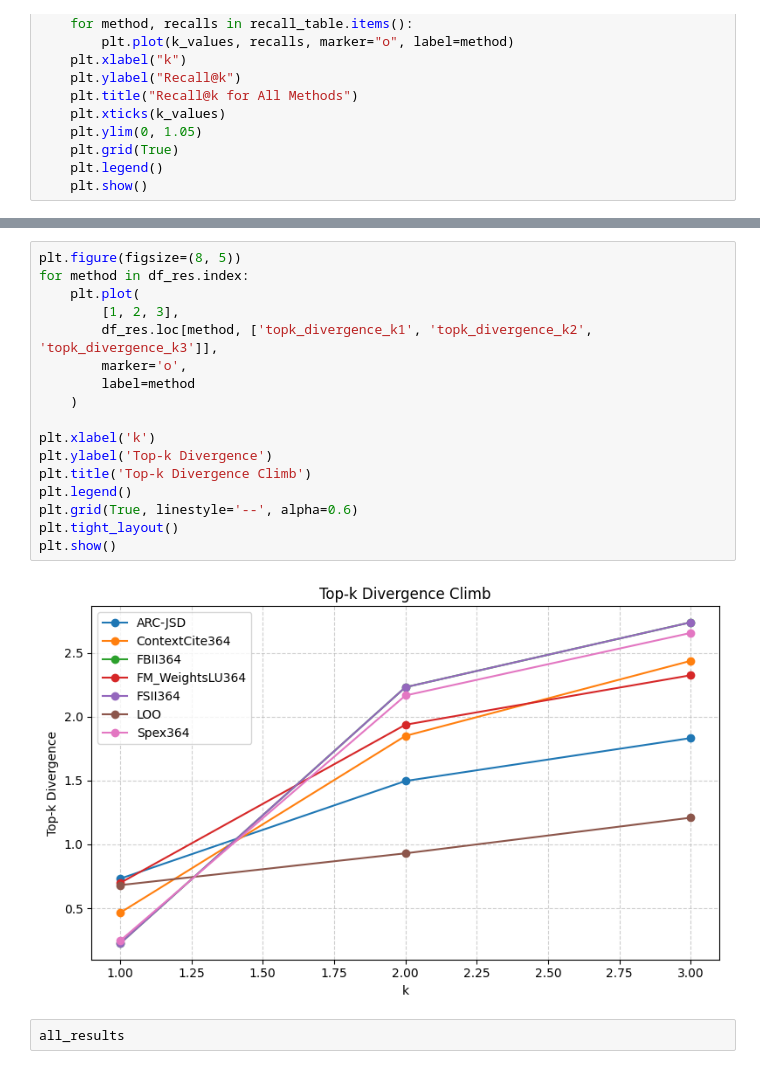
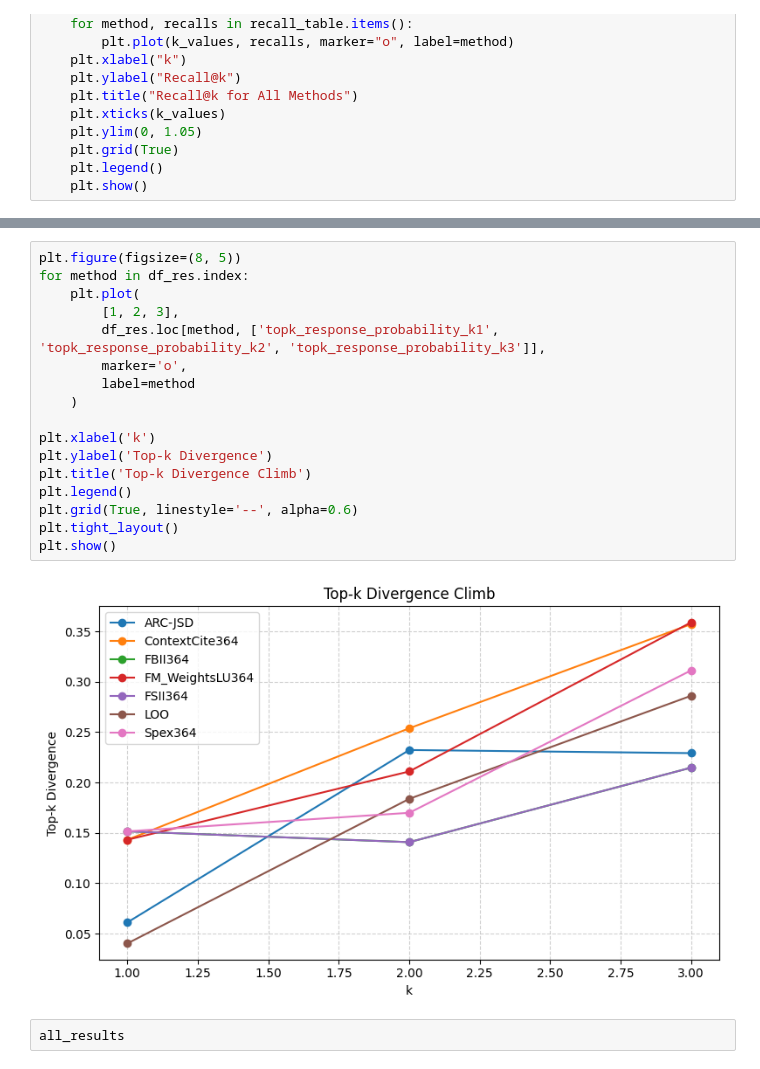
Before and after one commit to iNema9590/LLMX, a Jupyter notebook: Notebooks/synthetic_synergy.ipynb, the cells around one changed output, grey strips where cells are left out. Cells and saved outputs as stored; diff of their text form.

```diff
--- a/Notebooks/synthetic_synergy.ipynb
+++ b/Notebooks/synthetic_synergy.ipynb
@@ -412,22 +395,22 @@ plot_recall_at_k(recall_table, k_values=[1, 2, 3, 4, 5])
 # %%
 plt.figure(figsize=(8, 5))
 for method in df_res.index:
     plt.plot(
         [1, 2, 3],
-        df_res.loc[method, ['topk_divergence_k1', 'topk_divergence_k2', 'topk_divergence_k3']],
+        df_res.loc[method, ['topk_response_probability_k1', 'topk_response_probability_k2', 'topk_response_probability_k3']],
         marker='o',
         label=method
     )
 
 plt.xlabel('k')
 plt.ylabel('Top-k Divergence')
 plt.title('Top-k Divergence Climb')
 plt.legend()
 plt.grid(True, linestyle='--', alpha=0.6)
 plt.tight_layout()
 plt.show()
 # %% [output]
-[figure, old version]
+[figure, new version]
 # %%
 all_results
 # %%
```
Also changed, not shown: parts of 7 cells of this notebook, 2 other files.
